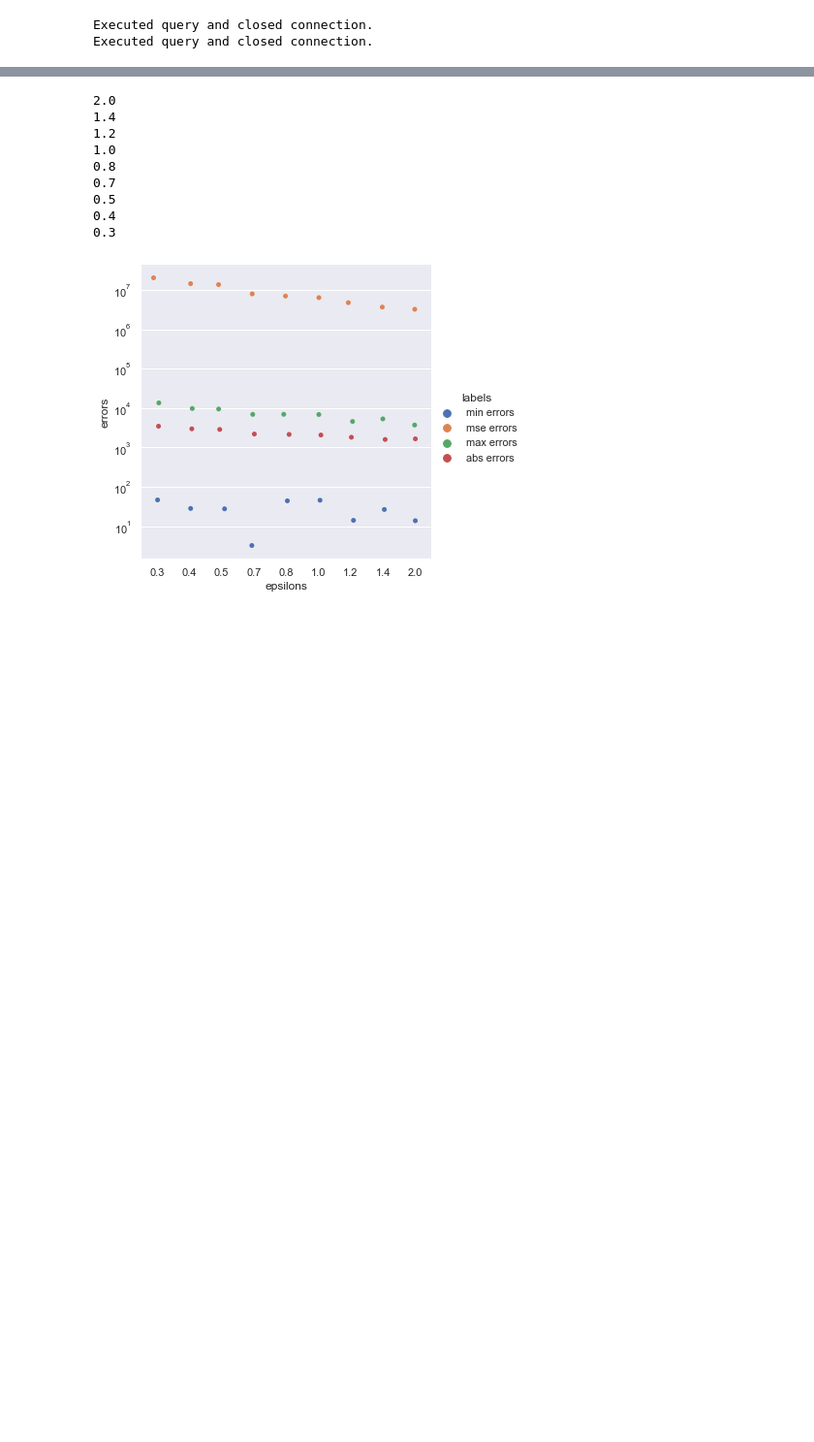
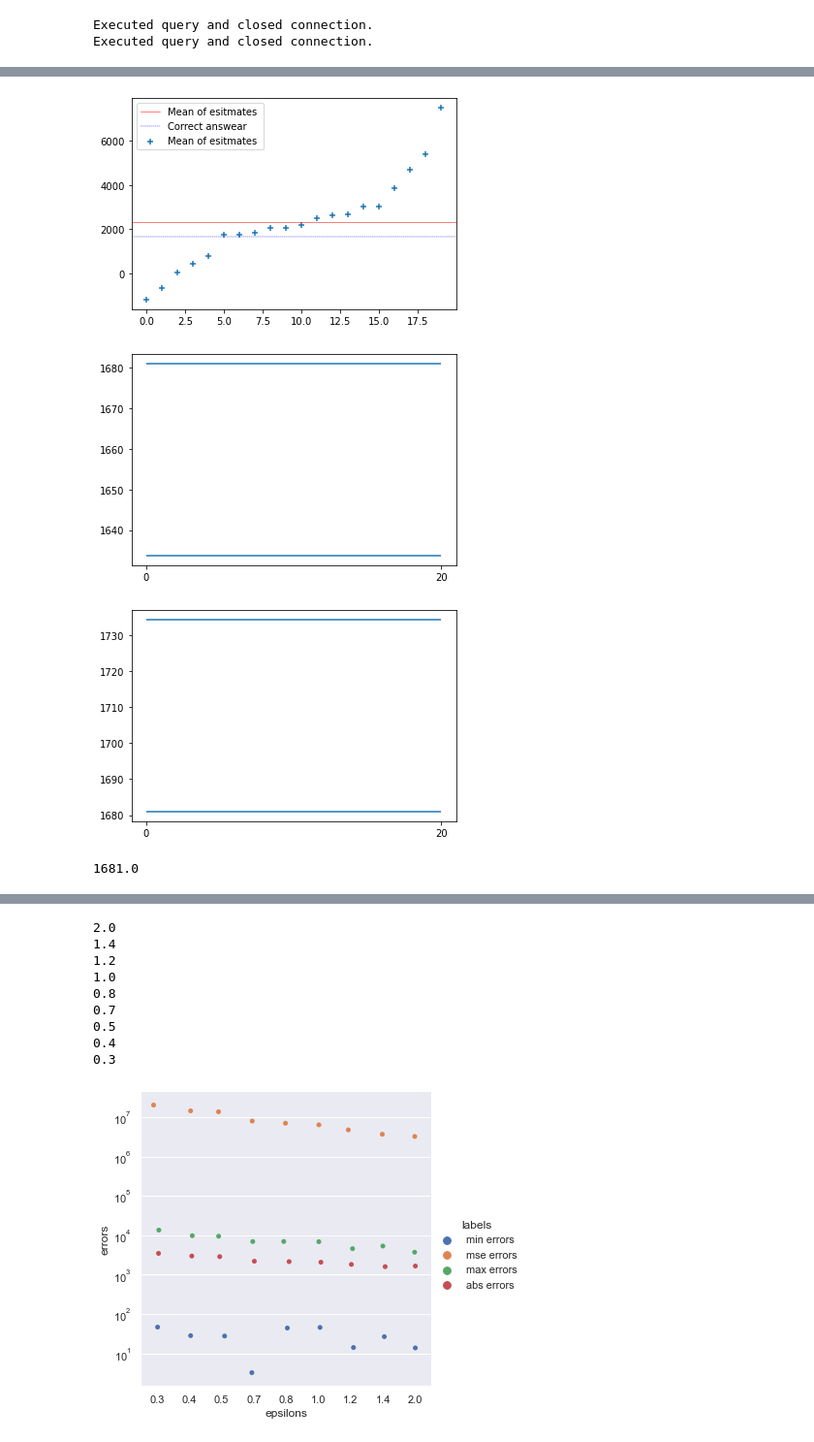
Before and after one commit to j-friis/Bachelors-Thesis, a Jupyter notebook: Implementation/flat_freq_oracle.ipynb, the cells around one changed output, grey strips where cells are left out. Shown: that part at 97% size. Drawn from its saved outputs; the diff is of its cells as text; code cells hidden in the pictures; blank space fills up the shorter version.

Commit message:
Add tests

```diff
--- a/Implementation/flat_freq_oracle.ipynb
+++ b/Implementation/flat_freq_oracle.ipynb
@@ -166,6 +166,12 @@ class OLH_flat:
             return x
         else:
             return np.random.randint(low = 0, high = g)
+
+    def OLH_aggre(self, count, N, g):
+        p = np.exp(self.epsilon)/(np.exp(self.epsilon)+g-1)
+        #print(p - 1/g)
+        #print(f'p = {p}')
+        return (count - (1-p)*N/g) / (p)
 
     def OLH_answer(self, count, N, g):
         p = np.exp(self.epsilon)/(np.exp(self.epsilon)+g-1)
@@ -311,0 +462,73 @@ print(corret_answear)
+# %%
+import matplotlib.pyplot as plt
+
+epsilon = 1.
+
+test_dates = all_dates[:128].copy()
+test_counts = all_counts[:128].copy()
+
+number_of_queries = 20
+range_dates = ('2014-01-02','2014-01-9')
+answears128 = np.zeros(number_of_queries)
+correct_answear = FLAT_OLH.real_answer(query_dates)
+
+
+for i in range(0,number_of_queries):
+    FLAT_OLH = OLH_flat_fixed_g(epsilon, test_dates, test_counts)
+    a = FLAT_OLH.answer(range_dates)
+    answears128[i] = a
+
+x = np.arange(0,number_of_queries)
+answears128.sort()
+
+plt.scatter(x,answears128, marker = '+', label="Mean of esitmates ")
+plt.axhline(np.mean(answears128),linewidth=0.5, color='r', linestyle = '-', label="Mean of esitmates ")
+plt.axhline(correct_answear,linewidth=.4, color='b', linestyle = '--', label="Correct answear")
+#plt.hlines(np.mean(answears128),line_range[0],line_range[1])
+#plt.hlines(np.mean(correct_answear),line_range[0],line_range[1])
+plt.legend()
+plt.show()
+
+test_dates = all_dates[:64].copy()
+test_counts = all_counts[:64].copy()
+number_of_queries = 20
+
+range_dates = ('2014-01-02','2014-01-9')
+answears_64 = np.zeros(number_of_queries)
+
+for i in range(0,number_of_queries):
+    FLAT_OLH = OLH_flat_fixed_g(epsilon, test_dates, test_counts)
+    a = FLAT_OLH.answer(range_dates)
+    answears_64[i] = a
+
+x = np.arange(0,number_of_queries)
+answears_64.sort()
+plt.scatter(x,answears_64)
+plt.hlines(np.mean(answears_64),line_range[0],line_range[1])
+plt.hlines(np.mean(correct_answear),line_range[0],line_range[1])
+plt.show()
+
+test_dates = all_dates[:32].copy()
+test_counts = all_counts[:32].copy()
+number_of_queries = 20
+
+range_dates = ('2014-01-02','2014-01-9')
+answears_32 = np.zeros(number_of_queries)
+
+for i in range(0,number_of_queries):
+    FLAT_OLH = OLH_flat_fixed_g(epsilon, test_dates, test_counts)
+    a = FLAT_OLH.answer(range_dates)
+    answears_32[i] = a
+
+x = np.arange(0,number_of_queries)
+answears_32.sort()
+plt.scatter(x,answears_32)
+plt.hlines(np.mean(answears_32),line_range[0],line_range[1])
+plt.hlines(np.mean(correct_answear),line_range[0],line_range[1])
+plt.show()
+print(corret_answear)
+# %% [output]
+[figure, added]
+[figure, added]
+[figure, added]
+1681.0
```
Also changed, not shown: parts of 5 cells of this notebook, 3 other files.
